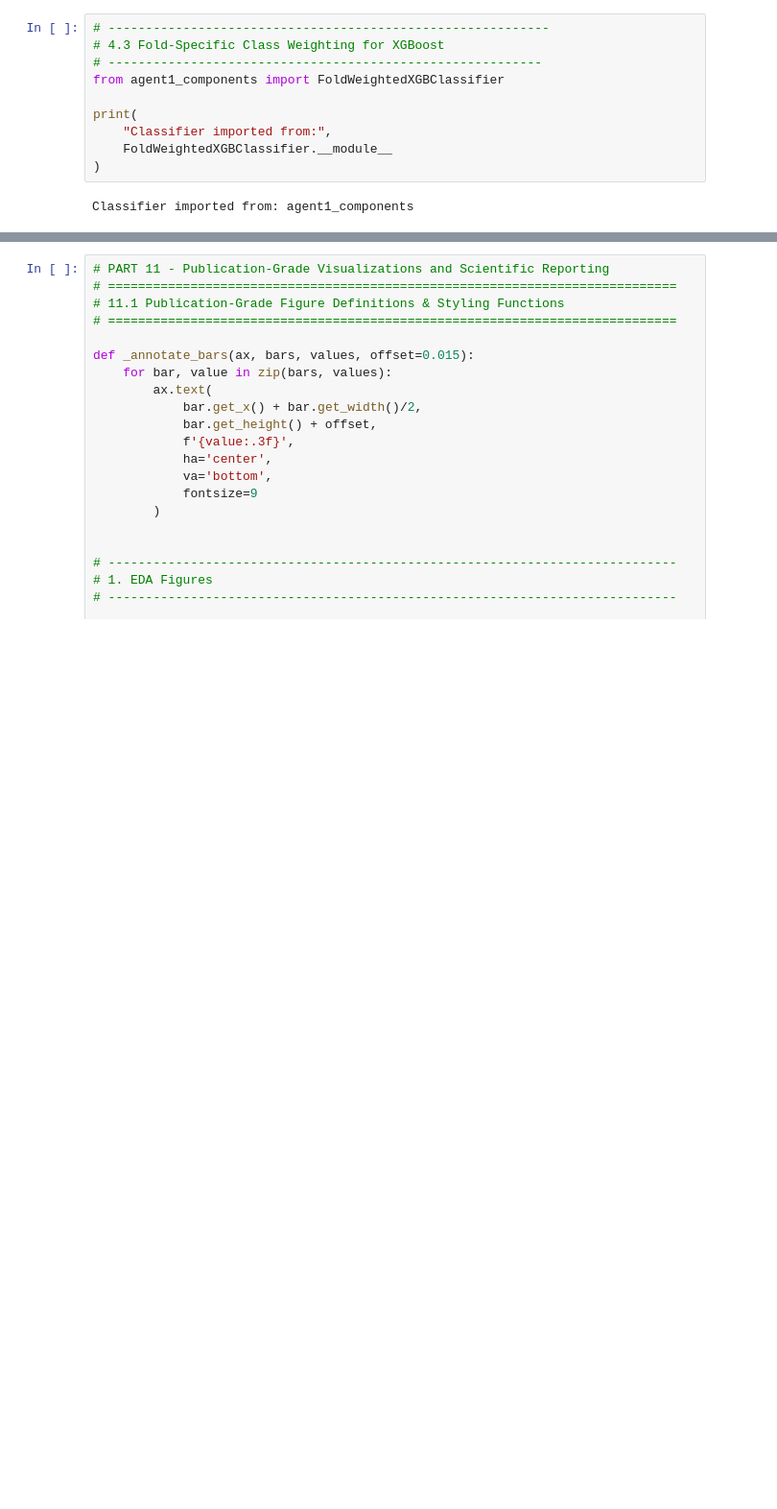
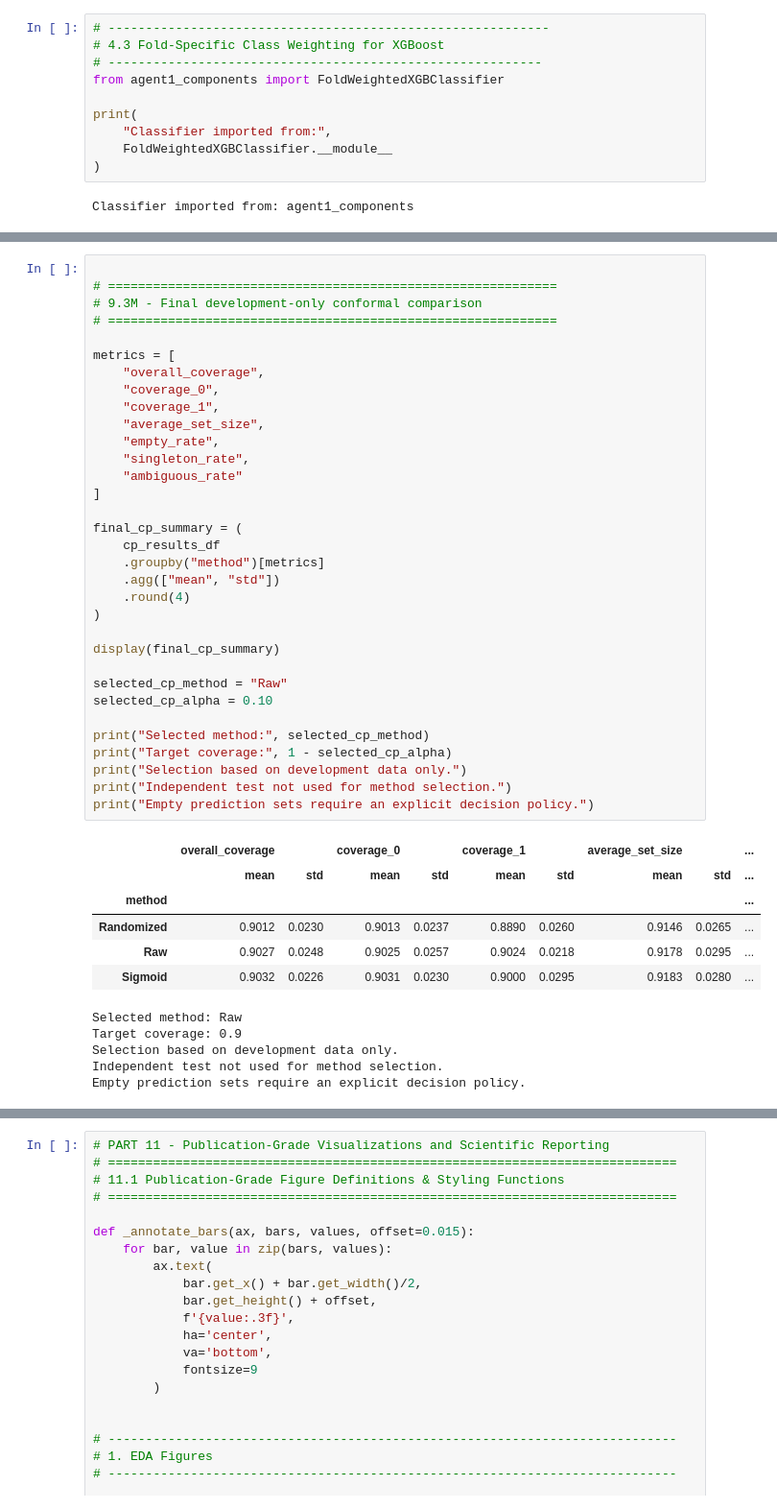
Before and after one commit to melinahou/Agent_1, a Jupyter notebook: pipeline_Agent1.ipynb, the cells around one changed output, grey strips where cells are left out. Shown at 96% size. Saved outputs shown, nothing was run; the diff lists cells and outputs as text; blank space fills up the shorter version.

```diff
--- a/pipeline_Agent1.ipynb
+++ b/pipeline_Agent1.ipynb
@@ -2310,0 +3183,45 @@ Skipped samples: 0
+# %%
+
+# ============================================================
+# 9.3M - Final development-only conformal comparison
+# ============================================================
+
+metrics = [
+    "overall_coverage",
+    "coverage_0",
+    "coverage_1",
+    "average_set_size",
+    "empty_rate",
+    "singleton_rate",
+    "ambiguous_rate"
+]
+
+final_cp_summary = (
+    cp_results_df
+    .groupby("method")[metrics]
+    .agg(["mean", "std"])
+    .round(4)
+)
+
+display(final_cp_summary)
+
+selected_cp_method = "Raw"
+selected_cp_alpha = 0.10
+
+print("Selected method:", selected_cp_method)
+print("Target coverage:", 1 - selected_cp_alpha)
+print("Selection based on development data only.")
+print("Independent test not used for method selection.")
+print("Empty prediction sets require an explicit decision policy.")
+# %% [output]
+|  | overall_coverage |  | coverage_0 |  | coverage_1 |  | average_set_size |  | ... |
+|  | mean | std | mean | std | mean | std | mean | std | ... |
+| method |  |  |  |  |  |  |  |  | ... |
+| Randomized | 0.9012 | 0.0230 | 0.9013 | 0.0237 | 0.8890 | 0.0260 | 0.9146 | 0.0265 | ... |
+| Raw | 0.9027 | 0.0248 | 0.9025 | 0.0257 | 0.9024 | 0.0218 | 0.9178 | 0.0295 | ... |
+| Sigmoid | 0.9032 | 0.0226 | 0.9031 | 0.0230 | 0.9000 | 0.0295 | 0.9183 | 0.0280 | ... |
+Selected method: Raw
+Target coverage: 0.9
+Selection based on development data only.
+Independent test not used for method selection.
+Empty prediction sets require an explicit decision policy.
```
Also changed, not shown: parts of 95 cells of this notebook.
